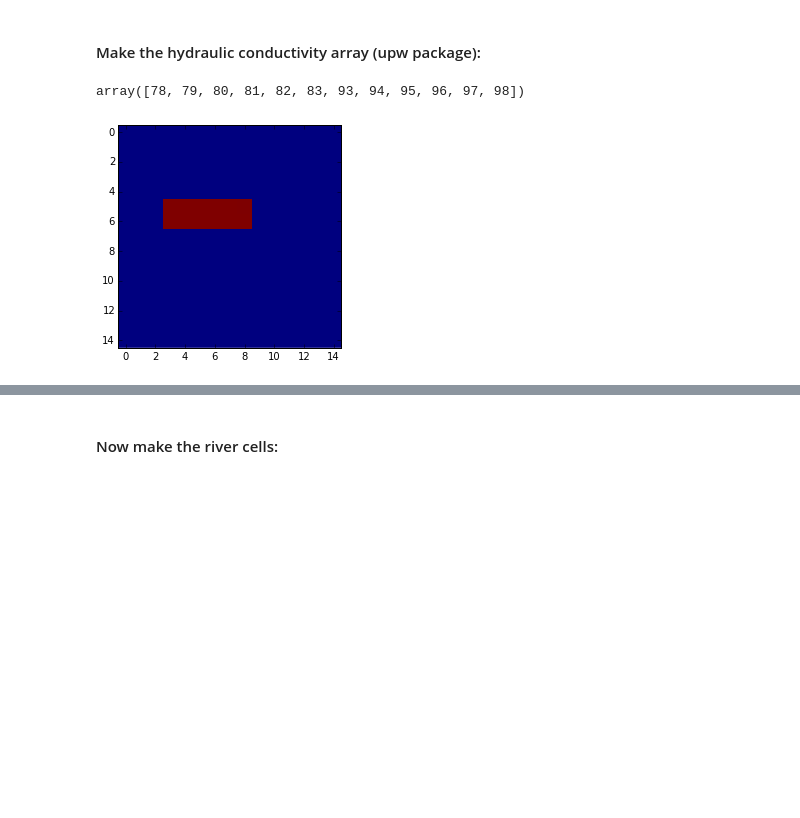
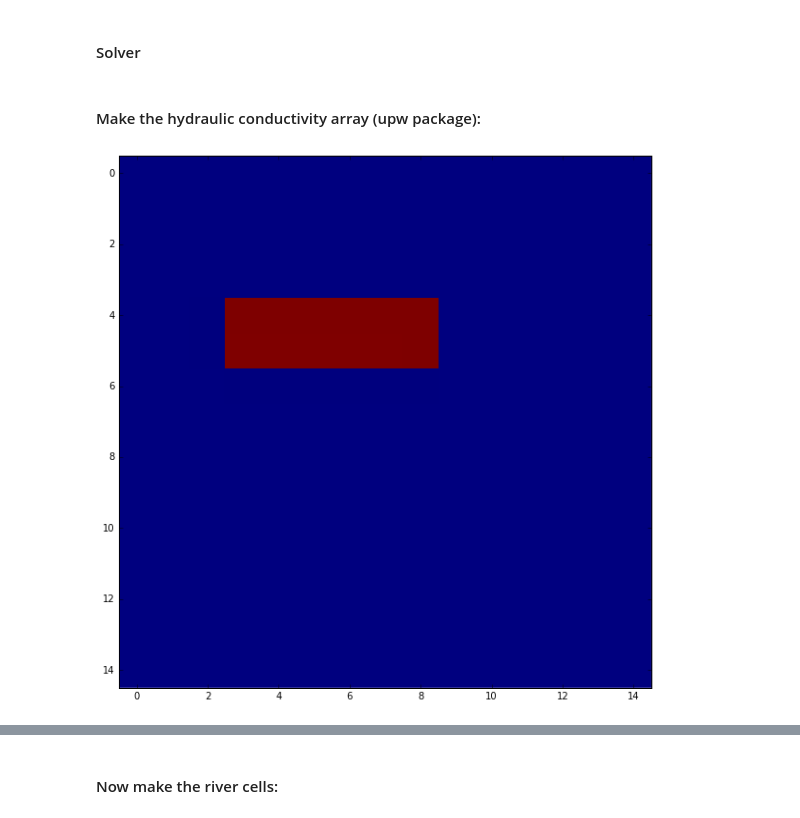
Before and after one commit to aleaf/AppliedGWM_notebooks, a Jupyter notebook: p9_make_model.ipynb, the cells around one changed output, grey strips where cells are left out. Cells and saved outputs as stored; diff of their text form; code cells hidden in the pictures; blank space fills up the shorter version.

```diff
--- a/p9_make_model.ipynb
+++ b/p9_make_model.ipynb
@@ -6 +8,11 @@
+# %%
+import os
+import numpy as np
+import matplotlib.pyplot as plt
+import matplotlib as mpl
+import pandas as pd
+import flopy
+%matplotlib inline
+
+plt.rcParams['figure.figsize'] = (10, 10)
 # %% [markdown]
@@ -77 +89,3 @@ oc = flopy.modflow.ModflowOc(m, stress_period_data=stress_period_data, compact=T
+# %% [markdown]
+#### Solver
 # %%
@@ -83,25 +96,15 @@ nwt = flopy.modflow.ModflowNwt(m)
 rch = flopy.modflow.mfrch.ModflowRch(m, nrchop=3, rech=R, irch=1, extension='rch', unitnumber=19)
 # %% [markdown]
 #### Make the hydraulic conductivity array (upw package):
-# %%
-# cell numbers with silt
-silt = np.append(np.arange(78, 84), np.arange(93, 99))
-silt
-# %% [output]
-array([78, 79, 80, 81, 82, 83, 93, 94, 95, 96, 97, 98])
 # %%
-# now creaty Kzones array and assign second zone value to cells with silt
-Kzones = np.ones(225) * 1
-Kzones[silt] = 2
-Kzones = np.reshape(Kzones, (15, 15))
-
-# show the Kzones array
+Kzones = np.ones((15, 15))
+Kzones[4:6, 3:9] = 2 # rows 5 and 6, columns 4-8 have silt
 plt.imshow(Kzones, interpolation='none')
 
 # save the Kzones for calibration with PEST
 np.savetxt(os.path.join(path,'Kzones.dat'), Kzones, delimiter=' ', fmt='%i')
 # %% [output]
-[figure, old version]
+[figure, new version]
 # %%
 # assign K values based on zone
 hk = np.ones((15, 15), dtype=float) # initialize new array for Kvalues
```
Also changed, not shown: parts of 27 cells of this notebook, 4 other files.
